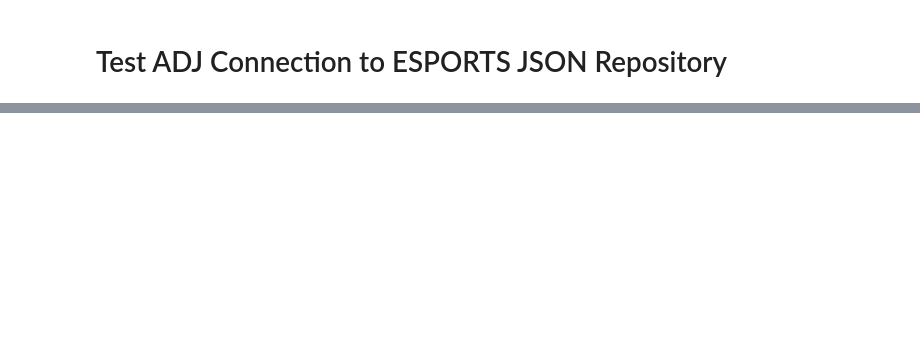
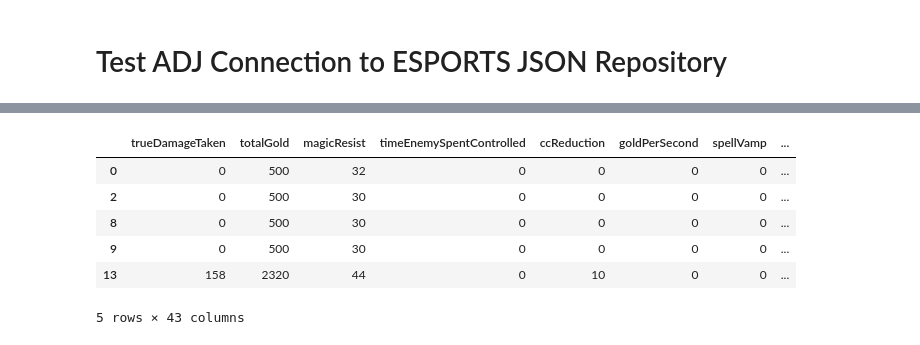
Before and after one commit to oracle-devrel/leagueoflegends-optimizer, a Jupyter notebook: notebooks/classifier.ipynb, the cells around one changed output, grey strips where cells are left out. Saved outputs shown, nothing was run; the diff lists cells and outputs as text; code cells hidden in the pictures; blank space fills up the shorter version.

```diff
--- a/notebooks/classifier.ipynb
+++ b/notebooks/classifier.ipynb
@@ -152,7 +218,15 @@ predictor = TabularPredictor(label=label, path=save_path).fit(train)
 # %%
 y_test = test[label]  # values to predict
 test_data_nolabel = test.drop(columns=[label])  # delete label column to prove we're not cheating, also drop identifier column
-test_data_nolabel.head()
+test_data_nolabel.head(5)
+# %% [output]
+|  | trueDamageTaken | totalGold | magicResist | timeEnemySpentControlled | ccReduction | goldPerSecond | spellVamp | ... |
+| 0 | 0 | 500 | 32 | 0 | 0 | 0 | 0 | ... |
+| 2 | 0 | 500 | 30 | 0 | 0 | 0 | 0 | ... |
+| 8 | 0 | 500 | 30 | 0 | 0 | 0 | 0 | ... |
+| 9 | 0 | 500 | 30 | 0 | 0 | 0 | 0 | ... |
+| 13 | 158 | 2320 | 44 | 0 | 10 | 0 | 0 | ... |
+5 rows × 43 columns
 # %%
 predictor = TabularPredictor.load(save_path)
 
```
Also changed, not shown: parts of 13 cells of this notebook.
